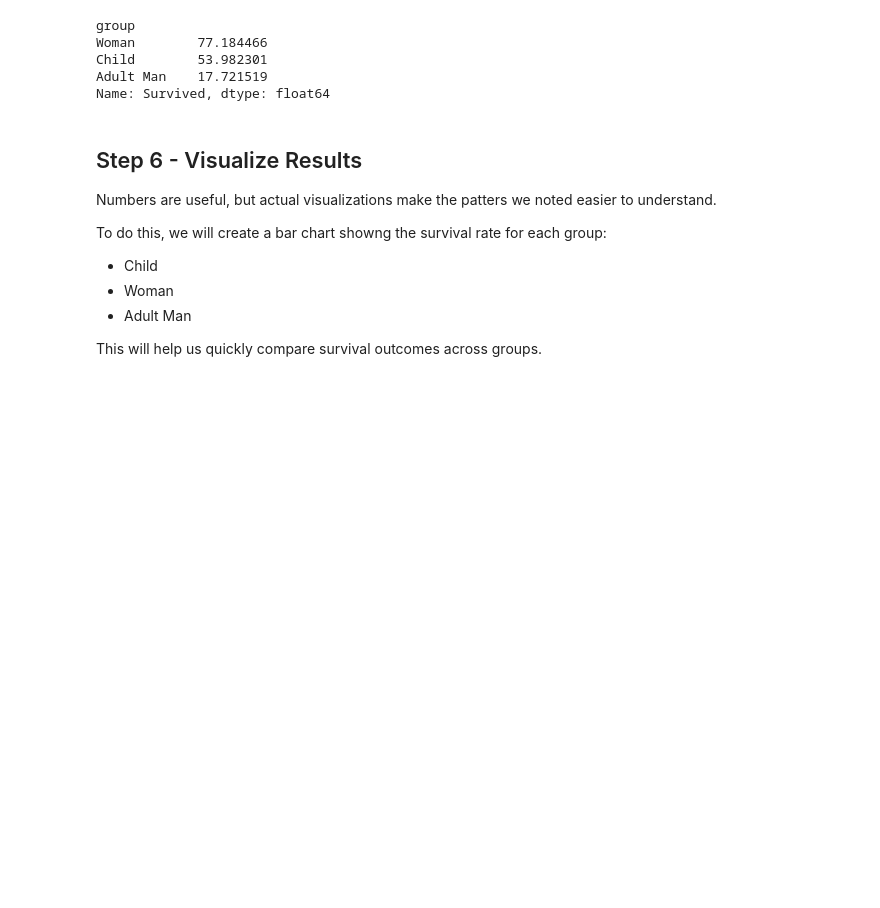
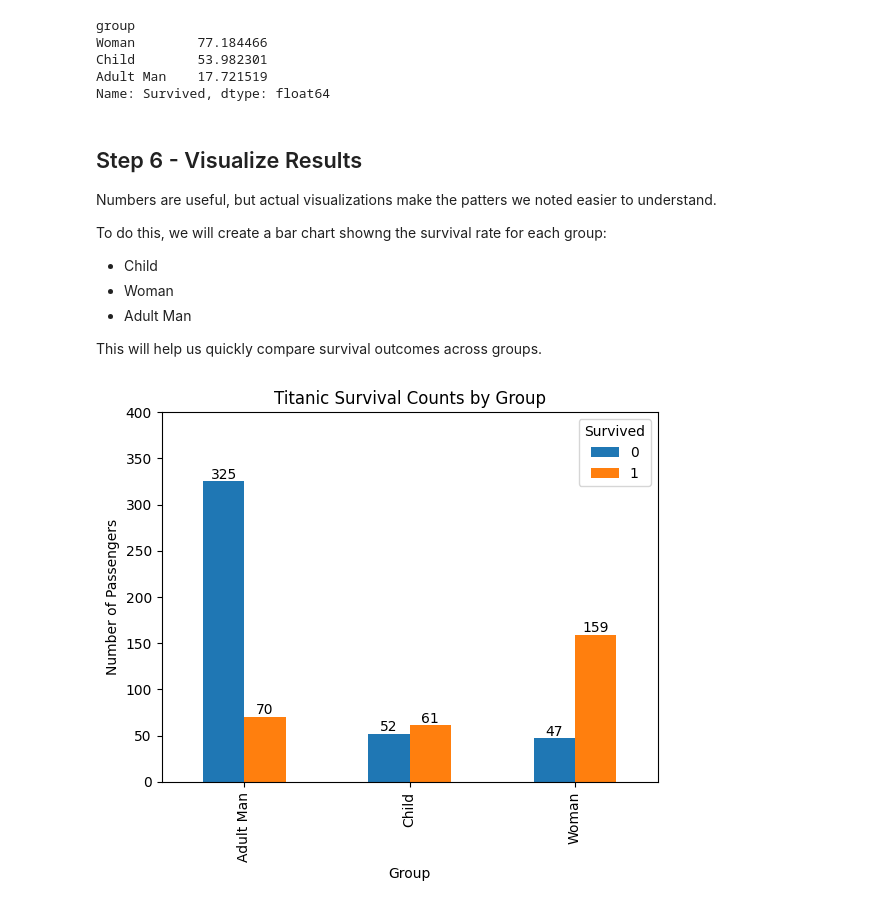
Before and after one commit to imoore2025/cssg-data-science-pipeline-workshop, a Jupyter notebook: notebooks/titanic_pipeline_workshop.ipynb, the cells around one changed output. Drawn from its saved outputs; the diff is of its cells as text; code cells hidden in the pictures; blank space fills up the shorter version.

Commit message:
titanic_pipeline_workshop.ipynb | Wrote Code Cell to visualize the results we collected.

```diff
--- a/notebooks/titanic_pipeline_workshop.ipynb
+++ b/notebooks/titanic_pipeline_workshop.ipynb
@@ -262,3 +262,18 @@ To do this, we will create a bar chart showng the survival rate for each group:
 - Adult Man
 
 This will help us quickly compare survival outcomes across groups.
+# %%
+axes = survival_counts.plot(kind="bar")
+
+plt.title("Titanic Survival Counts by Group")
+plt.xlabel("Group")
+plt.ylabel("Number of Passengers")
+plt.ylim(0, 400)
+
+# Add counts above each bar
+for container in axes.containers:
+    axes.bar_label(container)
+
+plt.show()
+# %% [output]
+[figure, added]
```
